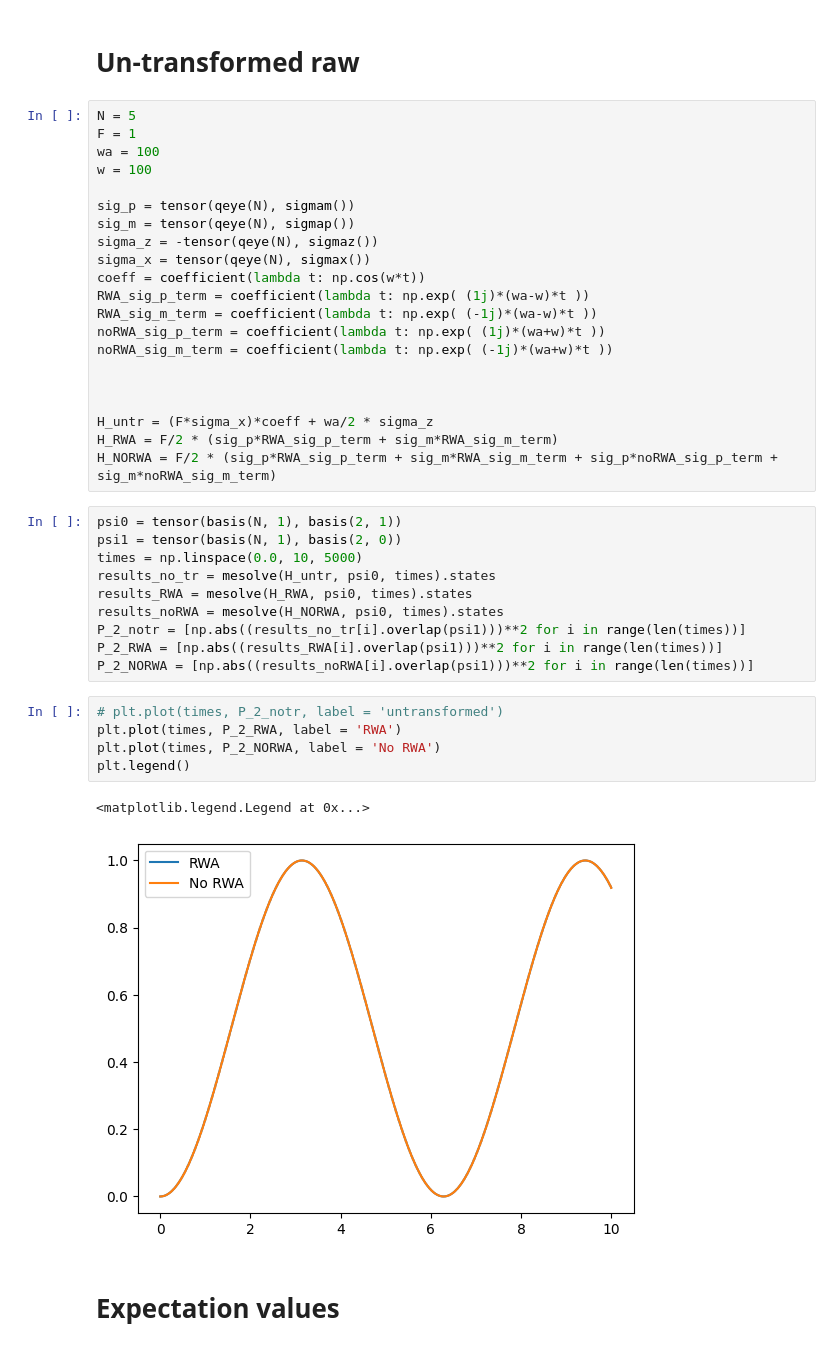
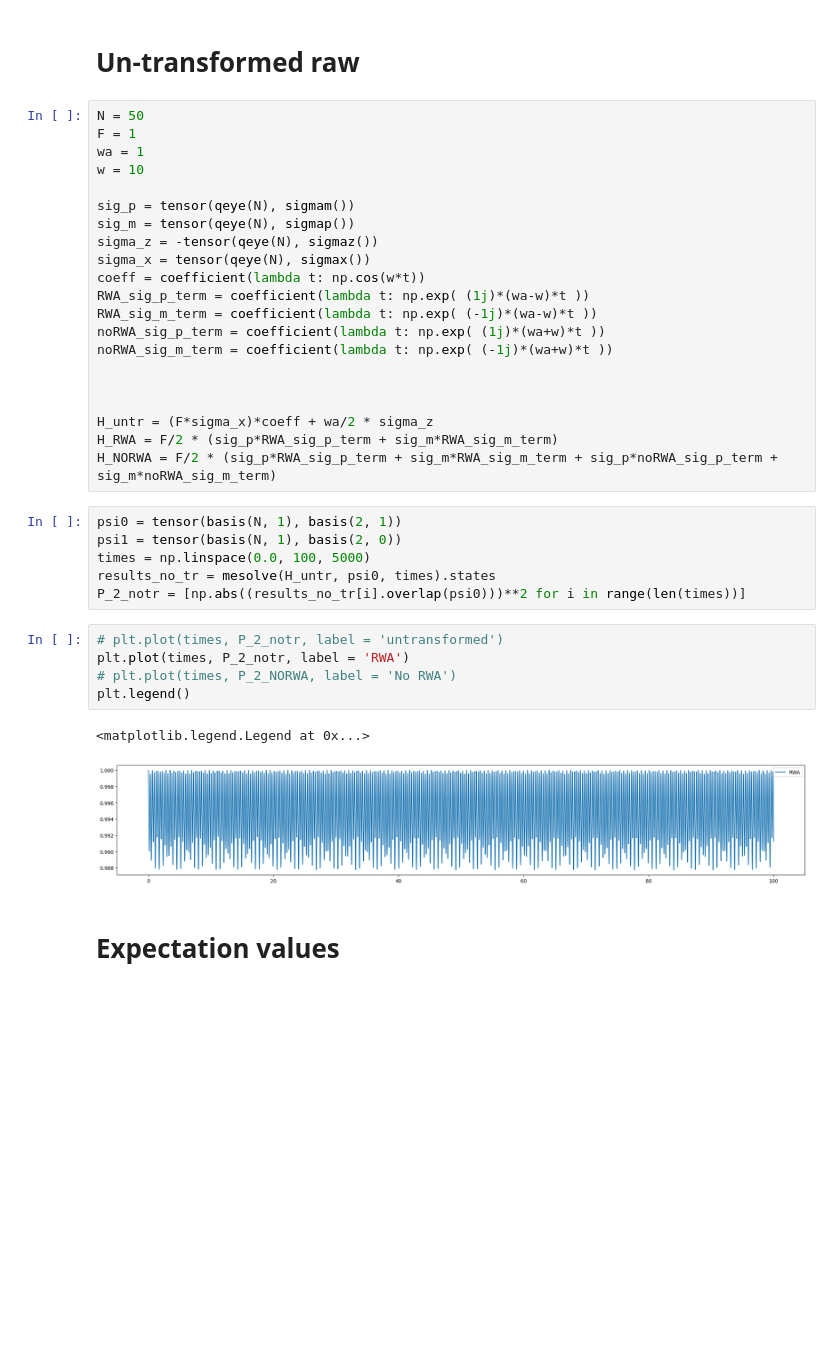
Before and after one commit to Pablo-The-Squirell/Simplest-JC-Model-E-state-Finder, a Jupyter notebook: Codes/Driving_2level.ipynb, the cells around one changed output. Cells and saved outputs as stored; diff of their text form; blank space fills up the shorter version.

```diff
--- a/Codes/Driving_2level.ipynb
+++ b/Codes/Driving_2level.ipynb
@@ -65,10 +65,10 @@ plt.plot(times, P_2_noRWA)
 # %% [markdown]
 # Un-transformed raw
 # %%
-N = 5
+N = 50
 F = 1
-wa = 100
-w = 100
+wa = 1
+w = 10
 
 sig_p = tensor(qeye(N), sigmam())
 sig_m = tensor(qeye(N), sigmap())
@@ -88,21 +88,17 @@ H_NORWA = F/2 * (sig_p*RWA_sig_p_term + sig_m*RWA_sig_m_term + sig_p*noRWA_sig_p
 # %%
 psi0 = tensor(basis(N, 1), basis(2, 1))
 psi1 = tensor(basis(N, 1), basis(2, 0))
-times = np.linspace(0.0, 10, 5000)
+times = np.linspace(0.0, 100, 5000)
 results_no_tr = mesolve(H_untr, psi0, times).states
-results_RWA = mesolve(H_RWA, psi0, times).states
-results_noRWA = mesolve(H_NORWA, psi0, times).states
-P_2_notr = [np.abs((results_no_tr[i].overlap(psi1)))**2 for i in range(len(times))]
-P_2_RWA = [np.abs((results_RWA[i].overlap(psi1)))**2 for i in range(len(times))]
-P_2_NORWA = [np.abs((results_noRWA[i].overlap(psi1)))**2 for i in range(len(times))]
+P_2_notr = [np.abs((results_no_tr[i].overlap(psi0)))**2 for i in range(len(times))]
 # %%
 # plt.plot(times, P_2_notr, label = 'untransformed')
-plt.plot(times, P_2_RWA, label = 'RWA')
-plt.plot(times, P_2_NORWA, label = 'No RWA')
+plt.plot(times, P_2_notr, label = 'RWA')
+# plt.plot(times, P_2_NORWA, label = 'No RWA')
 plt.legend()
 # %% [output]
 <matplotlib.legend.Legend at 0x...>
-[figure, old version]
+[figure, new version]
 # %% [markdown]
 # Expectation values
 # %%
```
Also changed, not shown: parts of 1 cell of this notebook, 2 other files.
